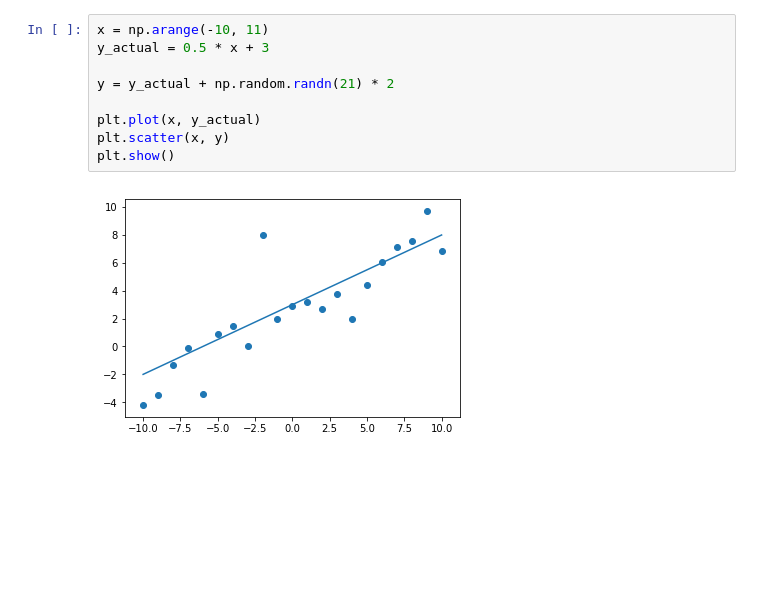
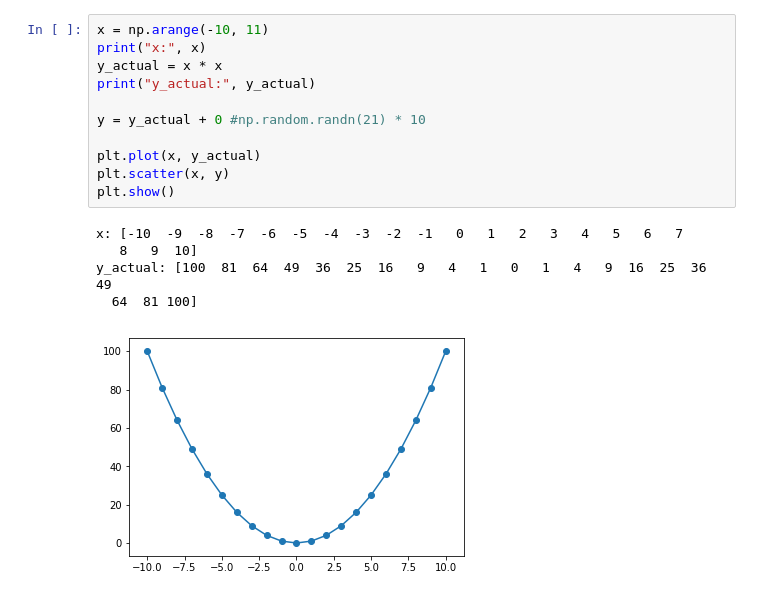
Before and after one commit to whathelll/Reinforcement-Learning, a Jupyter notebook: FunctionApproximation/1-FunctionApproximation.ipynb, the cells around one changed output. Cells and saved outputs as stored; diff of their text form; blank space fills up the shorter version.

```diff
--- a/FunctionApproximation/1-FunctionApproximation.ipynb
+++ b/FunctionApproximation/1-FunctionApproximation.ipynb
@@ -28,11 +208,17 @@ def chart_ab(a, b):
 # %%
 x = np.arange(-10, 11)
-y_actual = 0.5 * x + 3
+print("x:", x)
+y_actual = x * x
+print("y_actual:", y_actual)
 
-y = y_actual + np.random.randn(21) * 2
+y = y_actual + 0 #np.random.randn(21) * 10
 
 plt.plot(x, y_actual)
 plt.scatter(x, y)
 plt.show()
 # %% [output]
+x: [-10  -9  -8  -7  -6  -5  -4  -3  -2  -1   0   1   2   3   4   5   6   7
+   8   9  10]
+y_actual: [100  81  64  49  36  25  16   9   4   1   0   1   4   9  16  25  36  49
+  64  81 100]
-[figure, old version]
+[figure, new version]
```
Also changed, not shown: parts of 19 cells of this notebook.
